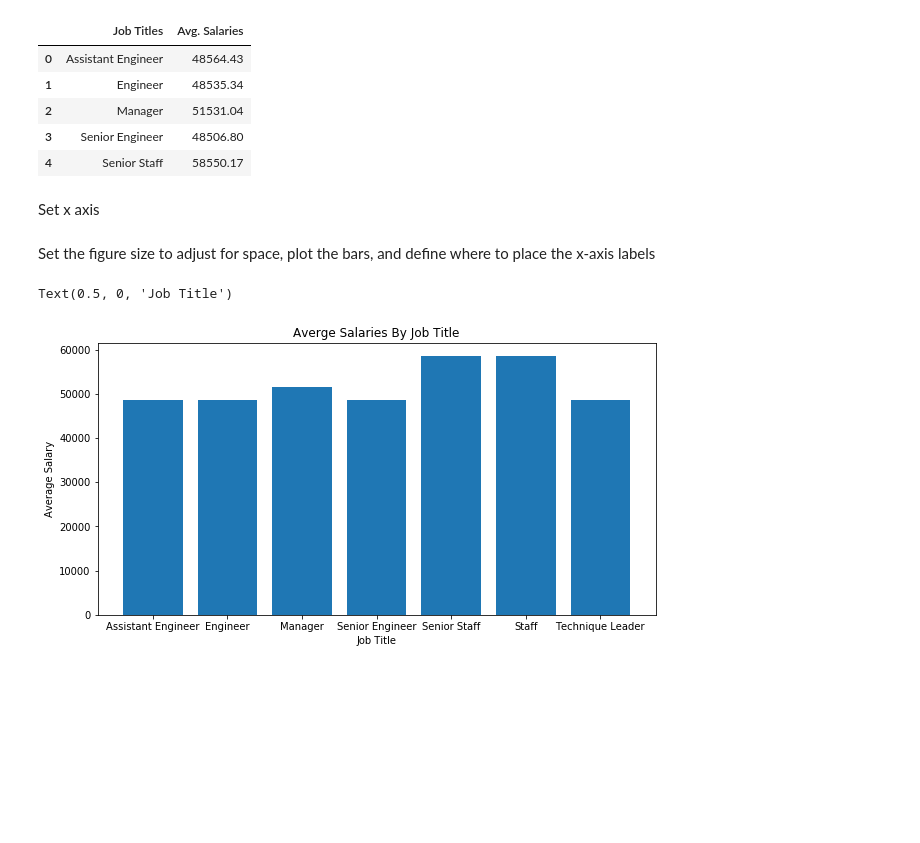
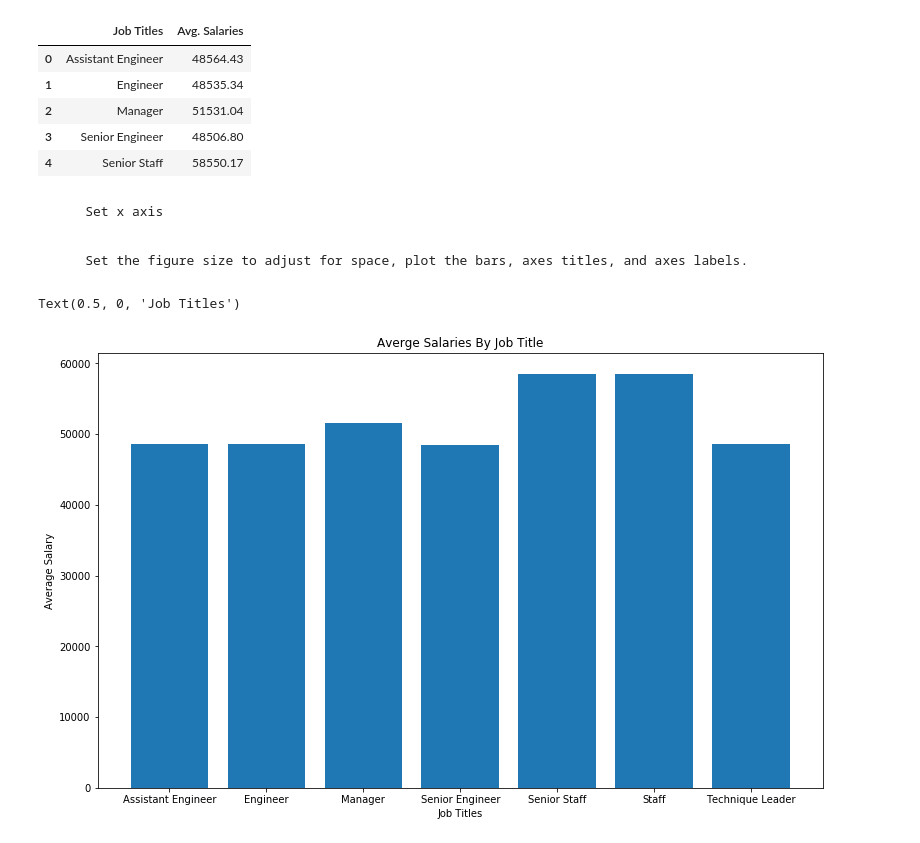
Before and after one commit to vc-adams/sql_challenge_week_09, a Jupyter notebook: Employee_20201010_1055.ipynb, the cells around one changed output. Drawn from its saved outputs; the diff is of its cells as text; code cells hidden in the pictures; blank space fills up the shorter version.

```diff
--- a/Employee_20201010_1055.ipynb
+++ b/Employee_20201010_1055.ipynb
@@ -85,19 +94,19 @@ avg_slry_by_ttl_df.head()
 | 3 | Senior Engineer | 48506.80 |
 | 4 | Senior Staff | 58550.17 |
 # %% [markdown]
-Set x axis
+        Set x axis
 # %%
 x_axis = np.arange(len(avg_slry_by_ttl_df))
 # %% [markdown]
-Set the figure size to adjust for space, plot the bars, and define where to place the x-axis labels
+        Set the figure size to adjust for space, plot the bars, axes titles, and axes labels.
 # %%
-plt.figure(figsize = (10,5))
+plt.figure(figsize = (13,8))
 plt.bar(x_axis, avg_slry_by_ttl_df["Avg. Salaries"])
 plt.xticks(x_axis, avg_slry_by_ttl_df["Job Titles"])
 
 plt.title("Averge Salaries By Job Title")
 plt.ylabel("Average Salary")
-plt.xlabel("Job Title")
+plt.xlabel("Job Titles")
 # %% [output]
-Text(0.5, 0, 'Job Title')
+Text(0.5, 0, 'Job Titles')
-[figure, old version]
+[figure, new version]
```
Also changed, not shown: parts of 13 cells of this notebook, 1 other file.
